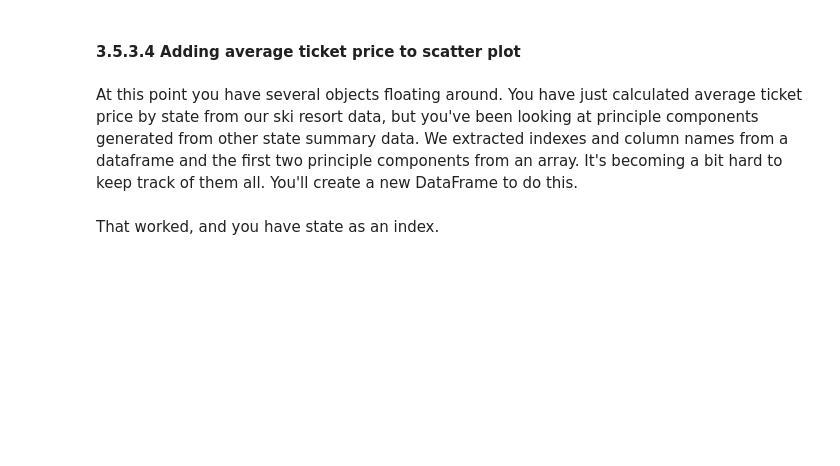
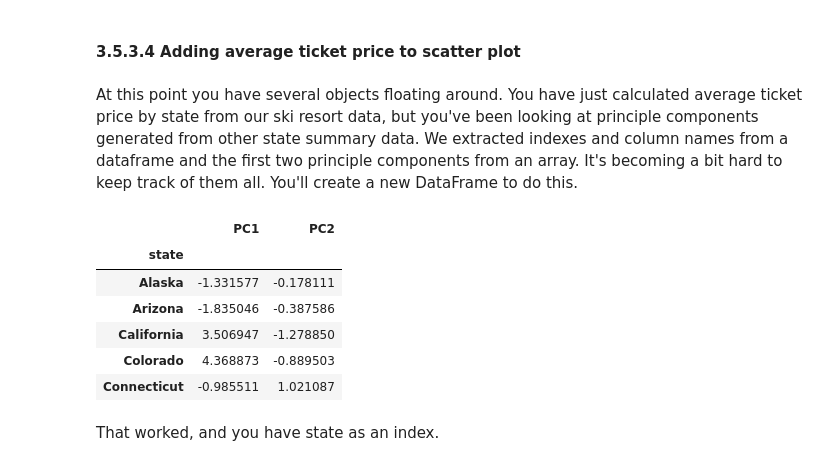
Before and after one commit to yuliyaselevich/DataScienceGuidedCapstone, a Jupyter notebook: Notebooks/03_exploratory_data_analysis.ipynb, the cells around one changed output. Cells and saved outputs as stored; diff of their text form; code cells hidden in the pictures; blank space fills up the shorter version.

```diff
--- a/Notebooks/03_exploratory_data_analysis.ipynb
+++ b/Notebooks/03_exploratory_data_analysis.ipynb
@@ -475,11 +475,19 @@ At this point you have several objects floating around. You have just calculated
 # %%
 #Code task 9#
 #Create a dataframe containing the values of the first two PCA components
 #Remember the first component was given by state_pca_x[:, 0],
 #and the second by state_pca_x[:, 1]
 #Call these 'PC1' and 'PC2', respectively and set the dataframe index to `state_summary_index`
-pca_df = pd.DataFrame({'PC1': ___, 'PC2': ___}, index=__)
+pca_df = pd.DataFrame({'PC1': state_pca_x[:, 0], 'PC2': state_pca_x[:, 1]}, index=state_summary_index)
 pca_df.head()
+# %% [output]
+|  | PC1 | PC2 |
+| state |  |  |
+| Alaska | -1.331577 | -0.178111 |
+| Arizona | -1.835046 | -0.387586 |
+| California | 3.506947 | -1.278850 |
+| Colorado | 4.368873 | -0.889503 |
+| Connecticut | -0.985511 | 1.021087 |
 # %% [markdown]
 That worked, and you have state as an index.
 # %%
```
Also changed, not shown: parts of 2 cells of this notebook.
